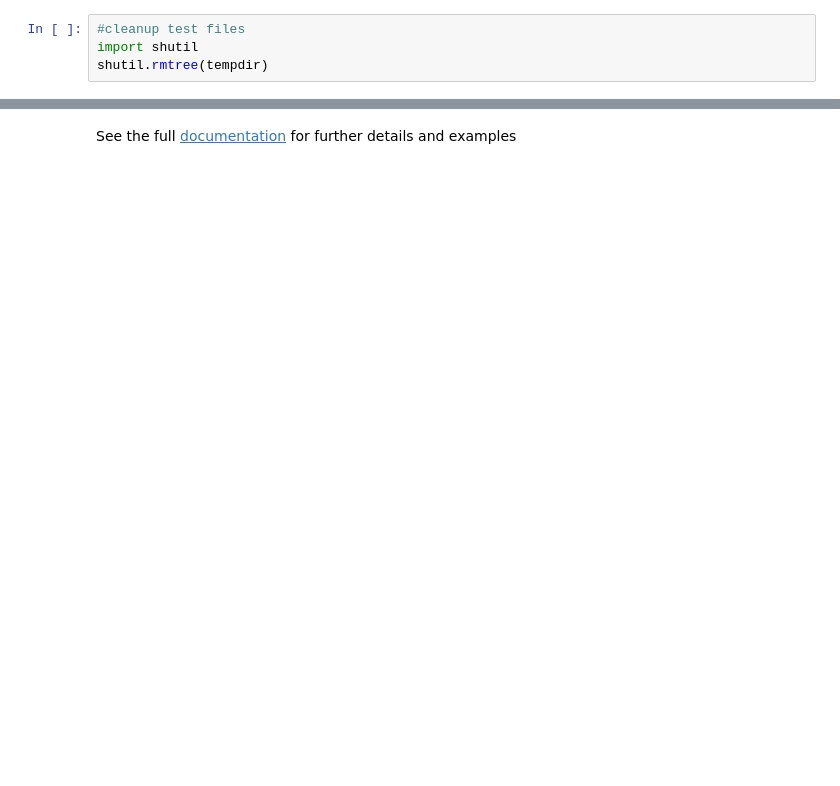
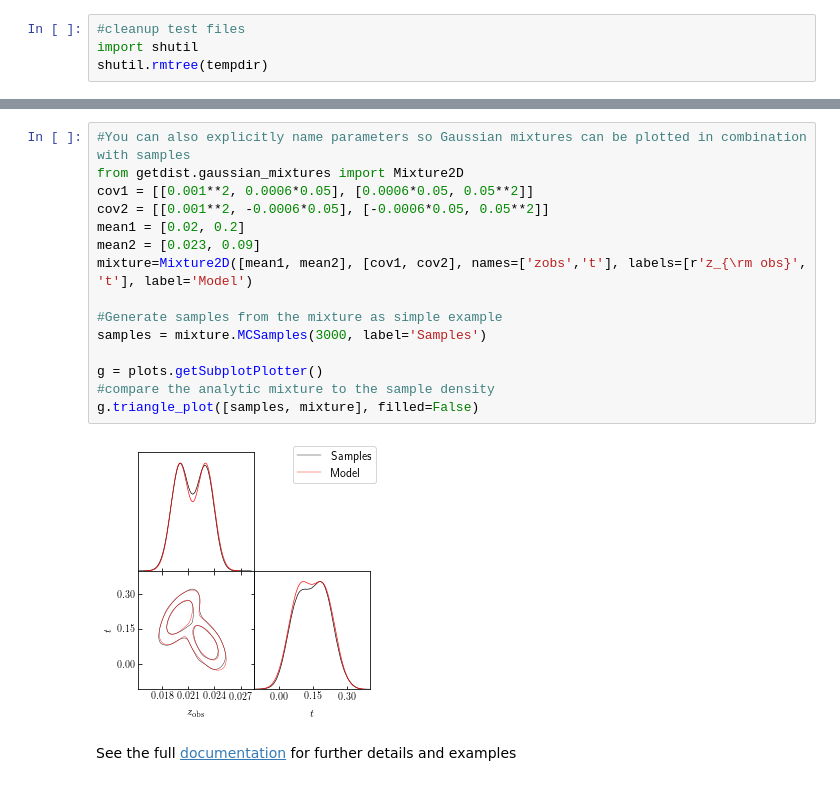
Before and after one commit to cmbant/getdist, a Jupyter notebook: docs/plot_gallery.ipynb, the cells around one changed output, grey strips where cells are left out. Drawn from its saved outputs; the diff is of its cells as text; blank space fills up the shorter version.

```diff
--- a/docs/plot_gallery.ipynb
+++ b/docs/plot_gallery.ipynb
@@ -313,2 +323,19 @@ shutil.rmtree(tempdir)
+# %%
+#You can also explicitly name parameters so Gaussian mixtures can be plotted in combination with samples
+from getdist.gaussian_mixtures import Mixture2D
+cov1 = [[0.001**2, 0.0006*0.05], [0.0006*0.05, 0.05**2]]
+cov2 = [[0.001**2, -0.0006*0.05], [-0.0006*0.05, 0.05**2]]
+mean1 = [0.02, 0.2]
+mean2 = [0.023, 0.09]
+mixture=Mixture2D([mean1, mean2], [cov1, cov2], names=['zobs','t'], labels=[r'z_{\rm obs}', 't'], label='Model')
+
+#Generate samples from the mixture as simple example
+samples = mixture.MCSamples(3000, label='Samples')
+
+g = plots.getSubplotPlotter()
+#compare the analytic mixture to the sample density
+g.triangle_plot([samples, mixture], filled=False)
+# %% [output]
+[figure, added]
 # %% [markdown]
 See the full [documentation](http://getdist.readthedocs.org/en/latest/index.html) for further details and examples
```
Also changed, not shown: parts of 22 cells of this notebook, 13 other files.
